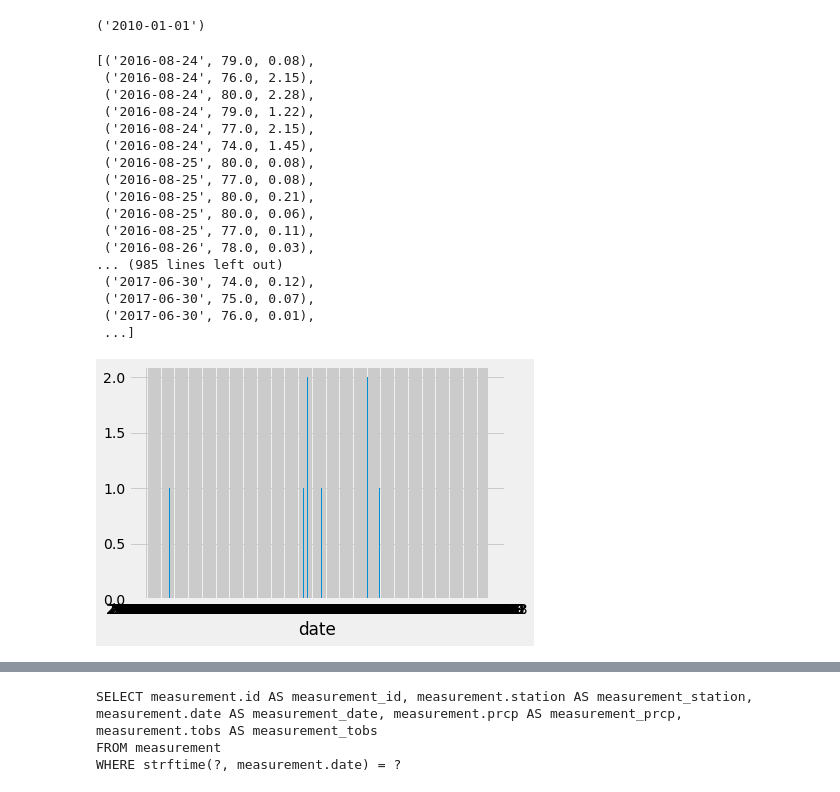
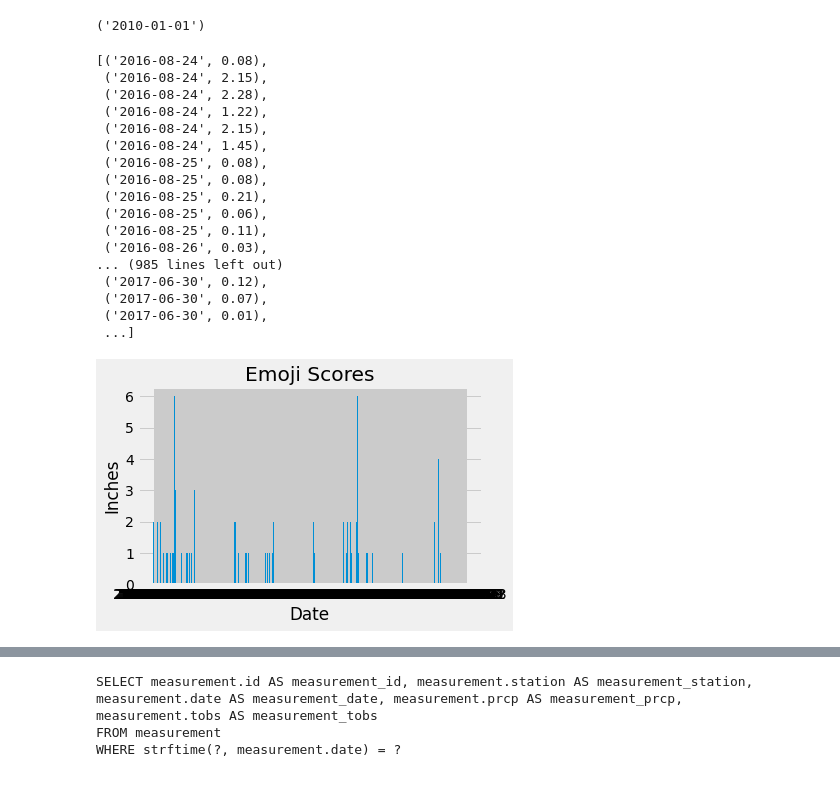
Before and after one commit to jtslater2/JTS-HW10-SQLAlchemy, a Jupyter notebook: climate_starter-jts.ipynb, the cells around one changed output, grey strips where cells are left out. Drawn from its saved outputs; the diff is of its cells as text; code cells hidden in the pictures.

```diff
--- a/climate_starter-jts.ipynb
+++ b/climate_starter-jts.ipynb
@@ -98,62 +98,62 @@ lday = str(lastday)
 #        .limit(5).all()
 
 
-results = session.query(Measurement.date,Measurement.tobs,Measurement.prcp).filter(Measurement.date > '2016-08-23')\
+results = session.query(Measurement.date,Measurement.prcp).filter(Measurement.date > '2016-08-23')\
         .filter(Measurement.prcp > 0)\
         .order_by(Measurement.date).all()
 
 #results2 = results.group_by(Measurement.date).sum()
 results
 # %% [output]
-[('2016-08-24', 79.0, 0.08),
- ('2016-08-24', 76.0, 2.15),
- ('2016-08-24', 80.0, 2.28),
- ('2016-08-24', 79.0, 1.22),
- ('2016-08-24', 77.0, 2.15),
- ('2016-08-24', 74.0, 1.45),
- ('2016-08-25', 80.0, 0.08),
- ('2016-08-25', 77.0, 0.08),
- ('2016-08-25', 80.0, 0.21),
- ('2016-08-25', 80.0, 0.06),
- ('2016-08-25', 77.0, 0.11),
- ('2016-08-26', 78.0, 0.03),
+[('2016-08-24', 0.08),
+ ('2016-08-24', 2.15),
+ ('2016-08-24', 2.28),
+ ('2016-08-24', 1.22),
+ ('2016-08-24', 2.15),
+ ('2016-08-24', 1.45),
+ ('2016-08-25', 0.08),
+ ('2016-08-25', 0.08),
+ ('2016-08-25', 0.21),
+ ('2016-08-25', 0.06),
+ ('2016-08-25', 0.11),
+ ('2016-08-26', 0.03),
 ... (985 lines left out)
- ('2017-06-30', 74.0, 0.12),
- ('2017-06-30', 75.0, 0.07),
- ('2017-06-30', 76.0, 0.01),
+ ('2017-06-30', 0.12),
+ ('2017-06-30', 0.07),
+ ('2017-06-30', 0.01),
  ...]
 # %%
 #---emoji_id = [result[1] for result in results[:10]]
 #---scores = [int(result[2]) for result in results[:10]]
 
 n_date = [result[0] for result in results]
-n_tobs = [int(result[1]) for result in results]
-n_prcp = [int(result[2]) for result in results]
+#n_tobs = [int(result[1]) for result in results]
+n_prcp = [int(result[1]) for result in results]
 # %%
 # Create a horizontal bar chart and plot the `emoji_id` on the y-axis and the `score` on the x-axis
 # Challenge: Try to plot the scores in descending order on the graph (The largest score is at the top)
 #fig, ax = plt.subplots()
 #ypos = range(1, len(n_date)+1)
 #ax.barh(n_dateypos, scores[::-1])
 #ax.set_xlabel("score")
 #ax.set_ylabel("emoji")
 #ax.set_yticks(ypos)
 #ax.set_yticklabels(emoji_id[::-1])
 #ax.set_title("Emoji Scores")
 #fig.tight_layout()
 #plt.show()
 
 
 fig, ax = plt.subplots()
-#ypos = range(1, len(n_date)+1)
+ypos = range(1, len(n_date)+1)
 ax.bar(n_date, n_prcp)
-ax.set_xlabel("date")
-#ax.set_ylabel("emoji")
+ax.set_xlabel("Date")
+ax.set_ylabel("Inches")
 #ax.set_yticks(ypos)
 #ax.set_yticklabels(emoji_id[::-1])
-#ax.set_title("Emoji Scores")
-#fig.tight_layout()
+ax.set_title("Emoji Scores")
+fig.tight_layout()
 plt.show()
 # %% [output]
-[figure, old version]
+[figure, new version]
 # %%
```
Also changed, not shown: parts of 4 cells of this notebook.
